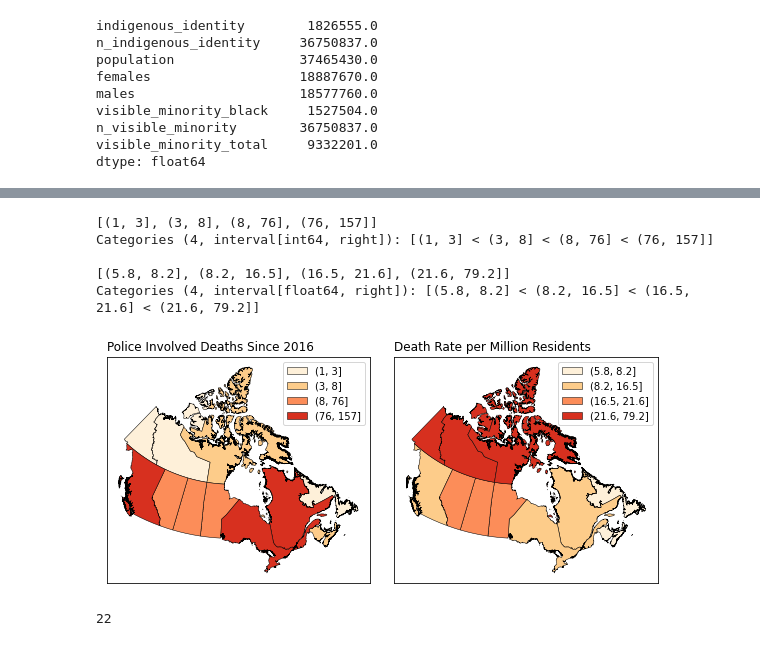
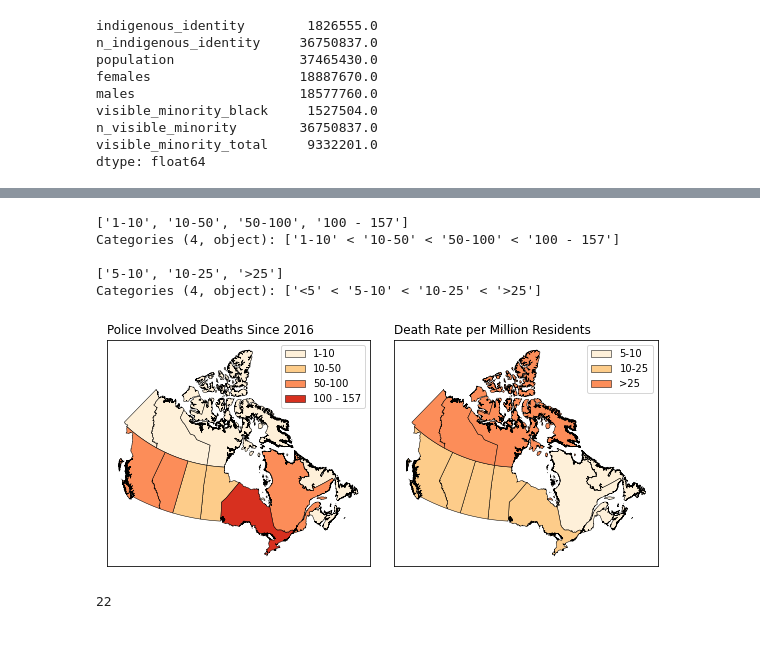
Before and after one commit to Police-Involved-Deaths-CA/Data, a Jupyter notebook: Data_Overview.ipynb, the cells around one changed output, grey strips where cells are left out. Cells and saved outputs as stored; diff of their text form; code cells hidden in the pictures.

```diff
--- a/Data_Overview.ipynb
+++ b/Data_Overview.ipynb
@@ -262,13 +262,13 @@ Plots = [axes[0],axes[1]]
 columns = ['AllDeath','AllDeath_Rate']
 Titles = ['Police Involved Deaths Since 2016','Death Rate per Million Residents']
 
-Break = '_QB'
+Break = '_MB'
 
 
-Totals = [0,10,50,100,150]
-Totals_L = ['1-7','17-26','69-74','144']
-Rates = [0,5,10,20,200]
-Rates_L = ['<5','5-10','10-20','>23']
+Totals = [0,10,50,100,200]
+Totals_L = ['1-10','10-50','50-100','100 - '+str(CA['AllDeath'].max())]
+Rates = [0,5,10,25,200]
+Rates_L = ['<5','5-10','10-25','>25']
 # Totals = [0,25,100,200,500
 # Totals_L = ['<=25','26-100','101-200','>200']
 # Rates = [0,.5,1,2,100]
@@ -347,38 +347,38 @@ for Title, column,ax in zip(Titles, columns,Plots):
         CA.loc[CA[Map_Col]==klass].plot(
             ax=ax,
             **kwargs
                  )
         Combined_Patches.append(mpatches.Patch(**kwargs))
     #     except:
     #         pass
 
     # #     print(Combined_Patches)
     if column.split('_')[-1]=='Rate':
         ax.legend(handles=(Combined_Patches), loc='upper right')#,title='Rate')
     else:
         ax.legend(handles=(Combined_Patches), loc='upper right')#,title='Total')
 
     plt.tight_layout()
 
     ax.get_xaxis().set_visible(False)
     ax.get_yaxis().set_visible(False)
     ax.set_title(Title,loc='left')#: January 2000 - Present\
 # plt.suptitle('Police Involved Deaths (Since 2016)')
 
 # CA.loc[CA[Map_Col]==klass]
 # axes[0].text(0,-0.1, "Source: https://police-involved-deaths-ca.github.io/Data/  By: June Skeeter (Nov 8, 2021)", size=10, ha="left",
 #          transform=axes[0].transAxes)
 # axes[1].text(0,-0.1, "Map Created By: June Skeeter (Nov 1, 2021)", size=10, ha="left",
 #          transform=axes[1].transAxes)
 
 plt.savefig('docs/images/PID_by_Prov.png',dpi=400)
 # %% [output]
-[(1, 3], (3, 8], (8, 76], (76, 157]]
-Categories (4, interval[int64, right]): [(1, 3] < (3, 8] < (8, 76] < (76, 157]]
+['1-10', '10-50', '50-100', '100 - 157']
+Categories (4, object): ['1-10' < '10-50' < '50-100' < '100 - 157']
 
-[(5.8, 8.2], (8.2, 16.5], (16.5, 21.6], (21.6, 79.2]]
-Categories (4, interval[float64, right]): [(5.8, 8.2] < (8.2, 16.5] < (16.5, 21.6] < (21.6, 79.2]]
+['5-10', '10-25', '>25']
+Categories (4, object): ['<5' < '5-10' < '10-25' < '>25']
-[figure, old version]
+[figure, new version]
 # %%
 name_Keys['Pop_Trend']={}
 # X = sm.add_constant(X)
```
Also changed, not shown: parts of 5 cells of this notebook, 12 other files.
